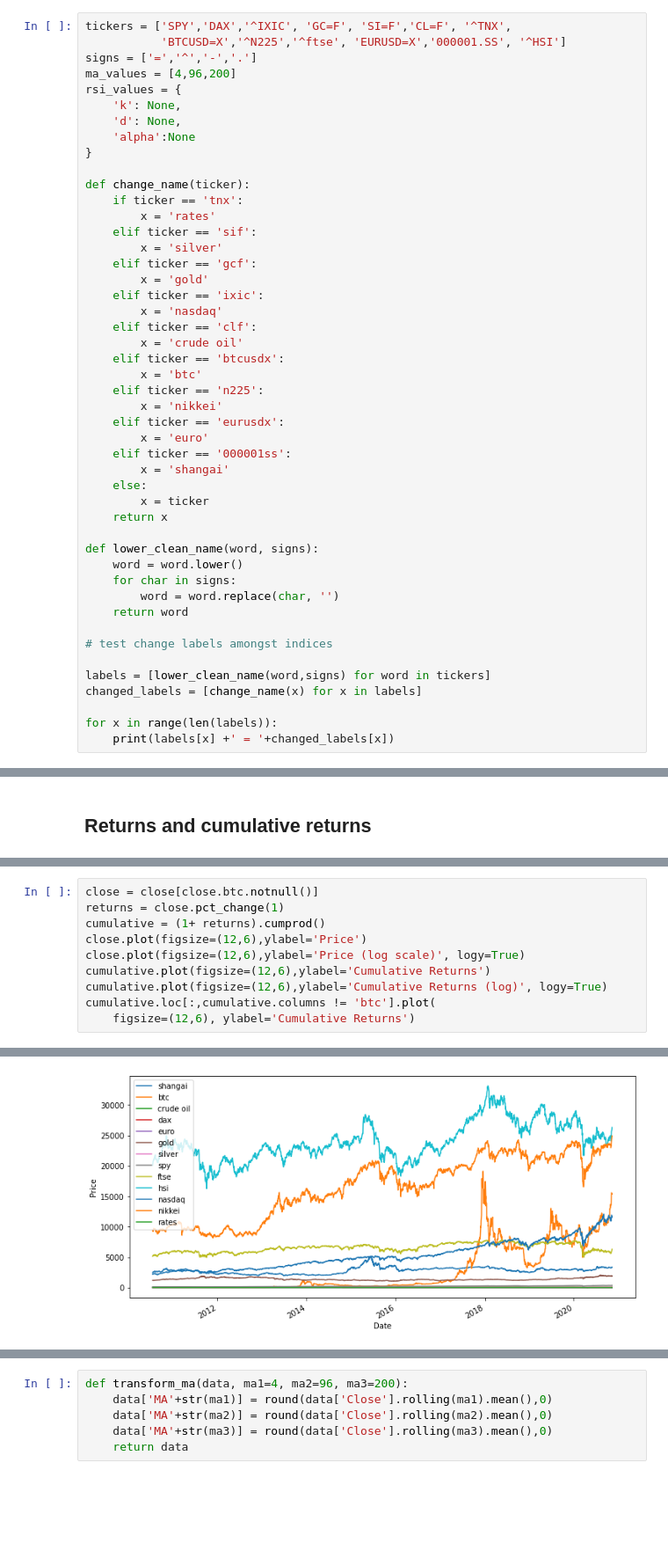
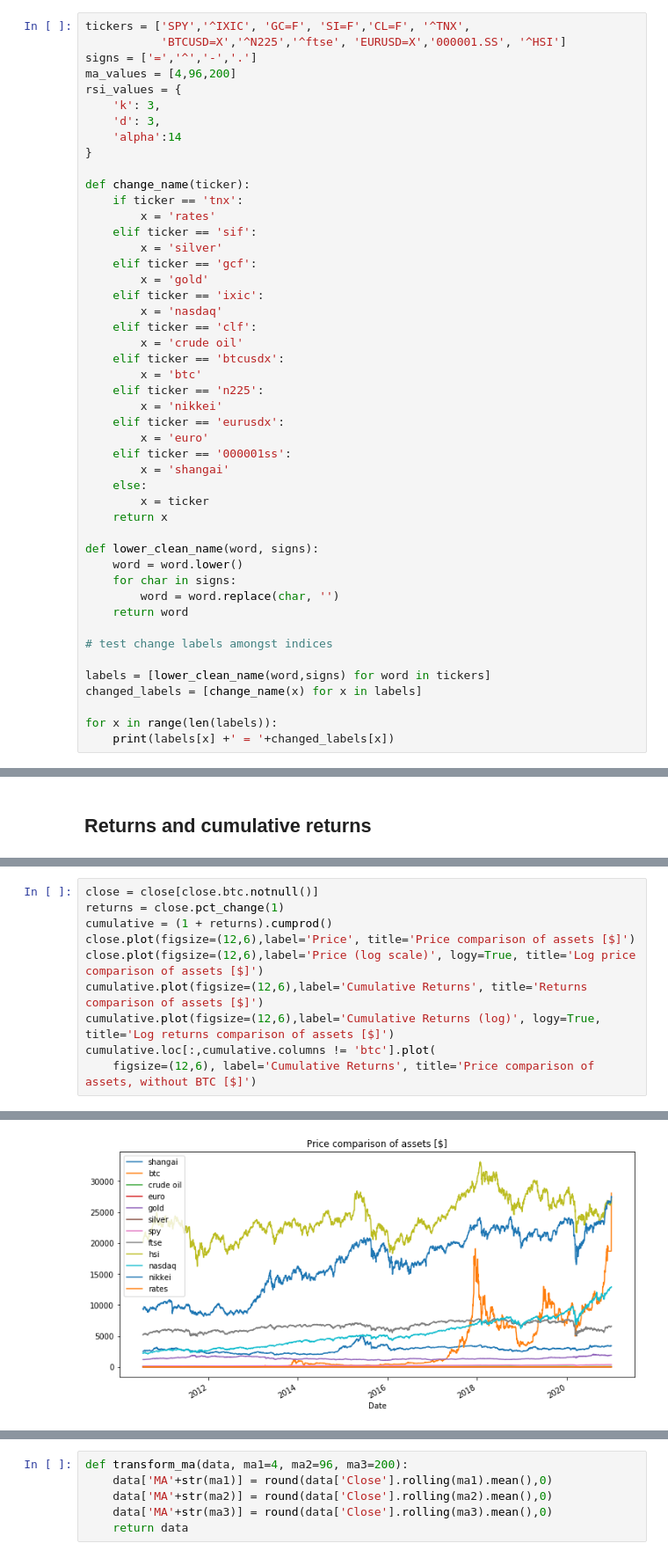
Before and after one commit to renejra/ml-finance-btc, a Jupyter notebook: 1 - Data sourcing and preparation.ipynb, the cells around one changed output, grey strips where cells are left out. Shown at 88% size. Saved outputs shown, nothing was run; the diff lists cells and outputs as text; blank space fills up the shorter version.

```diff
--- a/1 - Data sourcing and preparation.ipynb
+++ b/1 - Data sourcing and preparation.ipynb
@@ -17,14 +39,14 @@ import yfinance as yf
 pd.set_option('display.max_columns', None)
 pd.set_option('display.max_rows', None)
 # %%
-tickers = ['SPY','DAX','^IXIC', 'GC=F', 'SI=F','CL=F', '^TNX',
+tickers = ['SPY','^IXIC', 'GC=F', 'SI=F','CL=F', '^TNX',
            'BTCUSD=X','^N225','^ftse', 'EURUSD=X','000001.SS', '^HSI']
 signs = ['=','^','-','.']
 ma_values = [4,96,200]
 rsi_values = {
-    'k': None,
-    'd': None,
-    'alpha':None
+    'k': 3,
+    'd': 3,
+    'alpha':14
 }
 
 def change_name(ticker):
@@ -111,11 +134,11 @@ Index(['shangai', 'btc', 'crude oil', 'dax', 'euro', 'gold', 'silver', 'spy',
 # %%
 close = close[close.btc.notnull()]
 returns = close.pct_change(1)
-cumulative = (1+ returns).cumprod()
-close.plot(figsize=(12,6),ylabel='Price')
-close.plot(figsize=(12,6),ylabel='Price (log scale)', logy=True)
-cumulative.plot(figsize=(12,6),ylabel='Cumulative Returns')
-cumulative.plot(figsize=(12,6),ylabel='Cumulative Returns (log)', logy=True)
+cumulative = (1 + returns).cumprod()
+close.plot(figsize=(12,6),label='Price', title='Price comparison of assets [$]')
+close.plot(figsize=(12,6),label='Price (log scale)', logy=True, title='Log price comparison of assets [$]')
+cumulative.plot(figsize=(12,6),label='Cumulative Returns', title='Returns comparison of assets [$]')
+cumulative.plot(figsize=(12,6),label='Cumulative Returns (log)', logy=True, title='Log returns comparison of assets [$]')
 cumulative.loc[:,cumulative.columns != 'btc'].plot(
-    figsize=(12,6), ylabel='Cumulative Returns')
+    figsize=(12,6), label='Cumulative Returns', title='Price comparison of assets, without BTC [$]')
 # %% [output]
@@ -123 +146 @@ cumulative.loc[:,cumulative.columns != 'btc'].plot(
-[figure, old version]
+[figure, new version]
```
Also changed, not shown: parts of 53 cells of this notebook, 3 other files.
